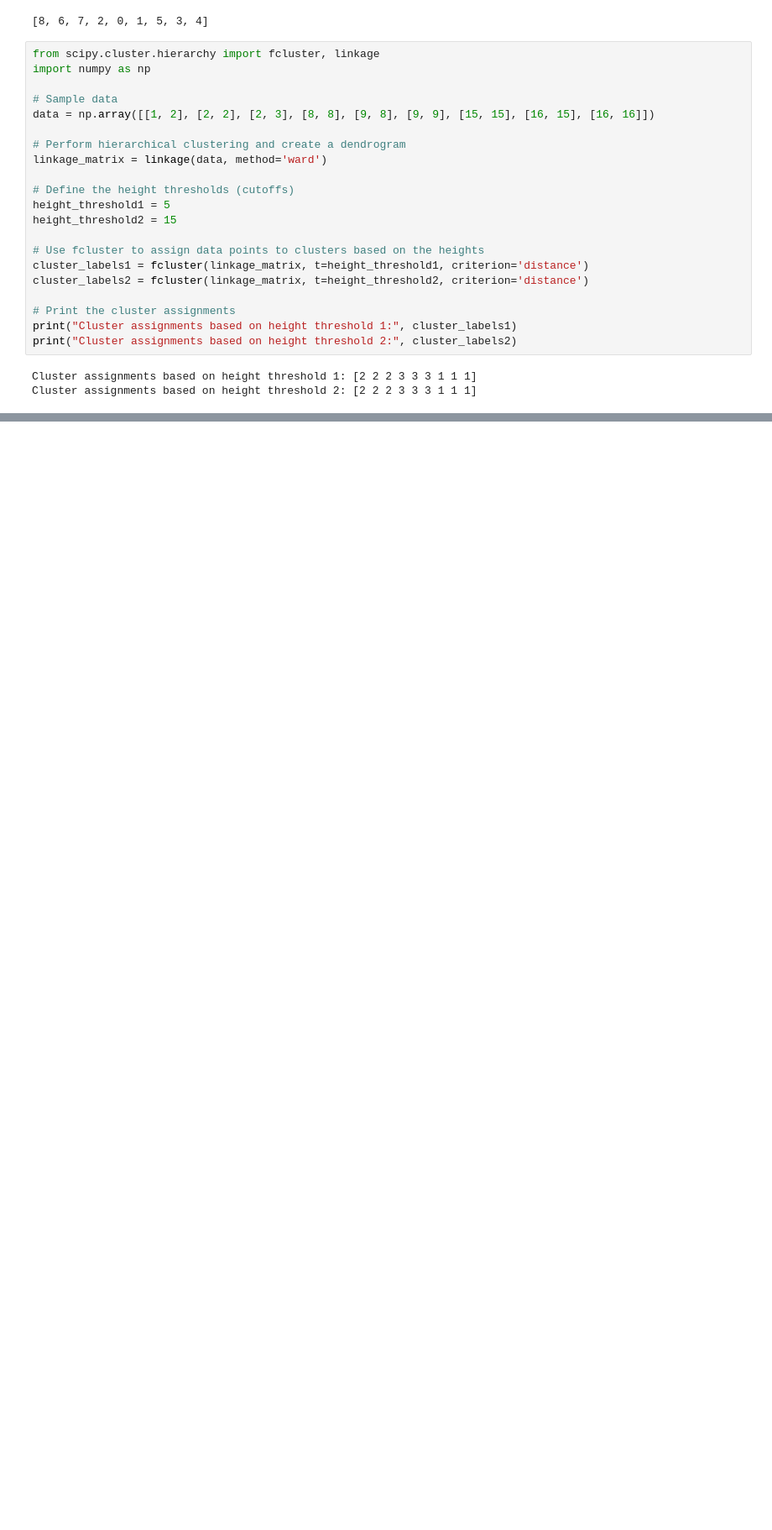
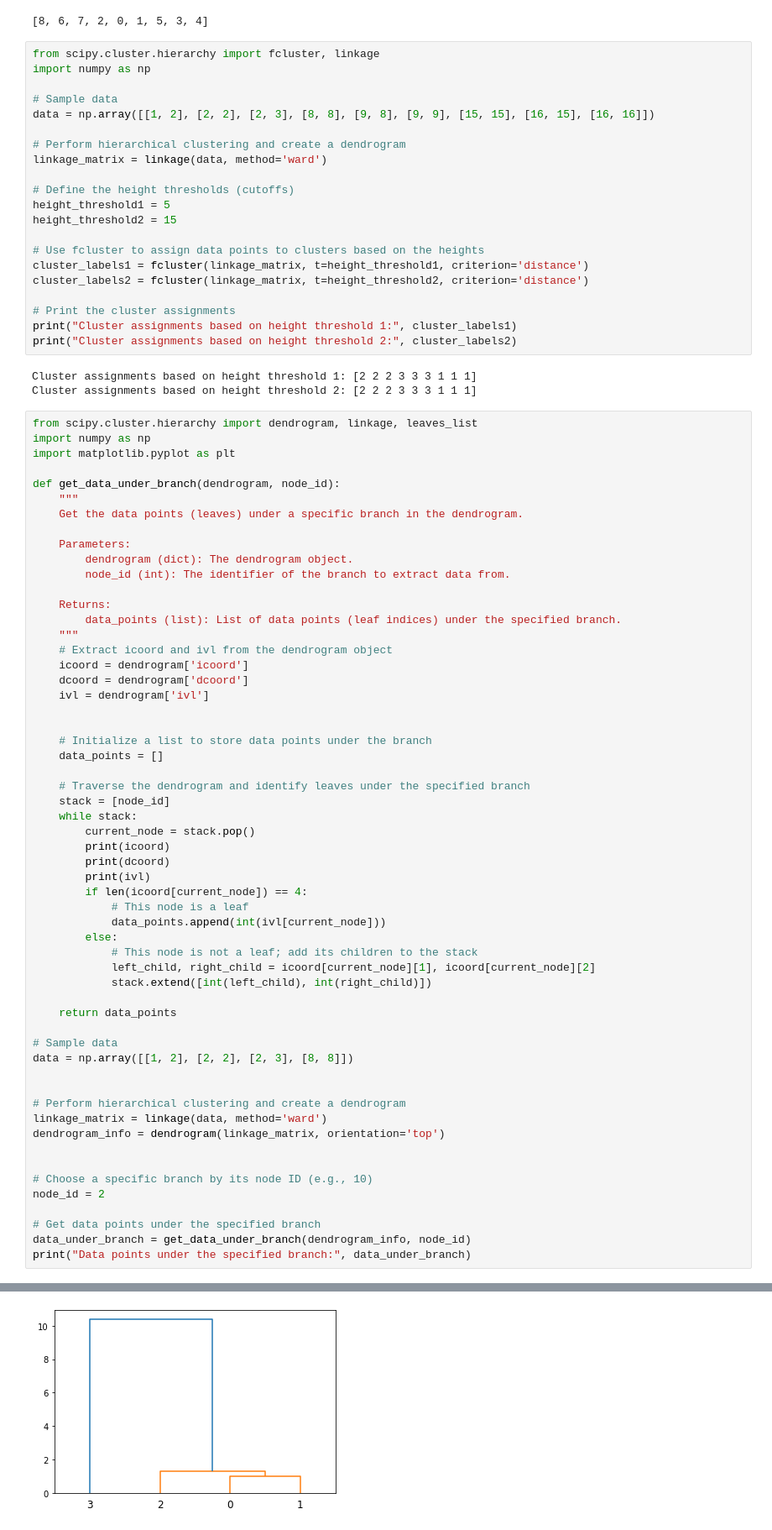
Before and after one commit to Priyanshu4/CSE-5819-Project, a Jupyter notebook: hclust/main.ipynb, the cells around one changed output, grey strips where cells are left out. Shown at 84% size. Saved outputs shown, nothing was run; the diff lists cells and outputs as text; blank space fills up the shorter version.

```diff
--- a/hclust/main.ipynb
+++ b/hclust/main.ipynb
@@ -172,3 +172,61 @@ print("Cluster assignments based on height threshold 2:", cluster_labels2)
 # %% [output]
 Cluster assignments based on height threshold 1: [2 2 2 3 3 3 1 1 1]
 Cluster assignments based on height threshold 2: [2 2 2 3 3 3 1 1 1]
+# %%
+from scipy.cluster.hierarchy import dendrogram, linkage, leaves_list
+import numpy as np
+import matplotlib.pyplot as plt
+
+def get_data_under_branch(dendrogram, node_id):
+    """
+    Get the data points (leaves) under a specific branch in the dendrogram.
+
+    Parameters:
+        dendrogram (dict): The dendrogram object.
+        node_id (int): The identifier of the branch to extract data from.
+
+    Returns:
+        data_points (list): List of data points (leaf indices) under the specified branch.
+    """
+    # Extract icoord and ivl from the dendrogram object
+    icoord = dendrogram['icoord']
+    dcoord = dendrogram['dcoord']
+    ivl = dendrogram['ivl']
+
+
+    # Initialize a list to store data points under the branch
+    data_points = []
+
+    # Traverse the dendrogram and identify leaves under the specified branch
+    stack = [node_id]
+    while stack:
+        current_node = stack.pop()
+        print(icoord)
+        print(dcoord)
+        print(ivl)
+        if len(icoord[current_node]) == 4:
+            # This node is a leaf
+            data_points.append(int(ivl[current_node]))
+        else:
+            # This node is not a leaf; add its children to the stack
+            left_child, right_child = icoord[current_node][1], icoord[current_node][2]
+            stack.extend([int(left_child), int(right_child)])
+
+    return data_points
+
+# Sample data
+data = np.array([[1, 2], [2, 2], [2, 3], [8, 8]])
+
+
+# Perform hierarchical clustering and create a dendrogram
+linkage_matrix = linkage(data, method='ward')
+dendrogram_info = dendrogram(linkage_matrix, orientation='top')
+
+
+# Choose a specific branch by its node ID (e.g., 10)
+node_id = 2
+
+# Get data points under the specified branch
+data_under_branch = get_data_under_branch(dendrogram_info, node_id)
+print("Data points under the specified branch:", data_under_branch)
+# %% [output]
@@ -174,0 +237 @@ Cluster assignments based on height threshold 2: [2 2 2 3 3 3 1 1 1]
+[figure, added]
```
Also changed, not shown: parts of 11 cells of this notebook.
